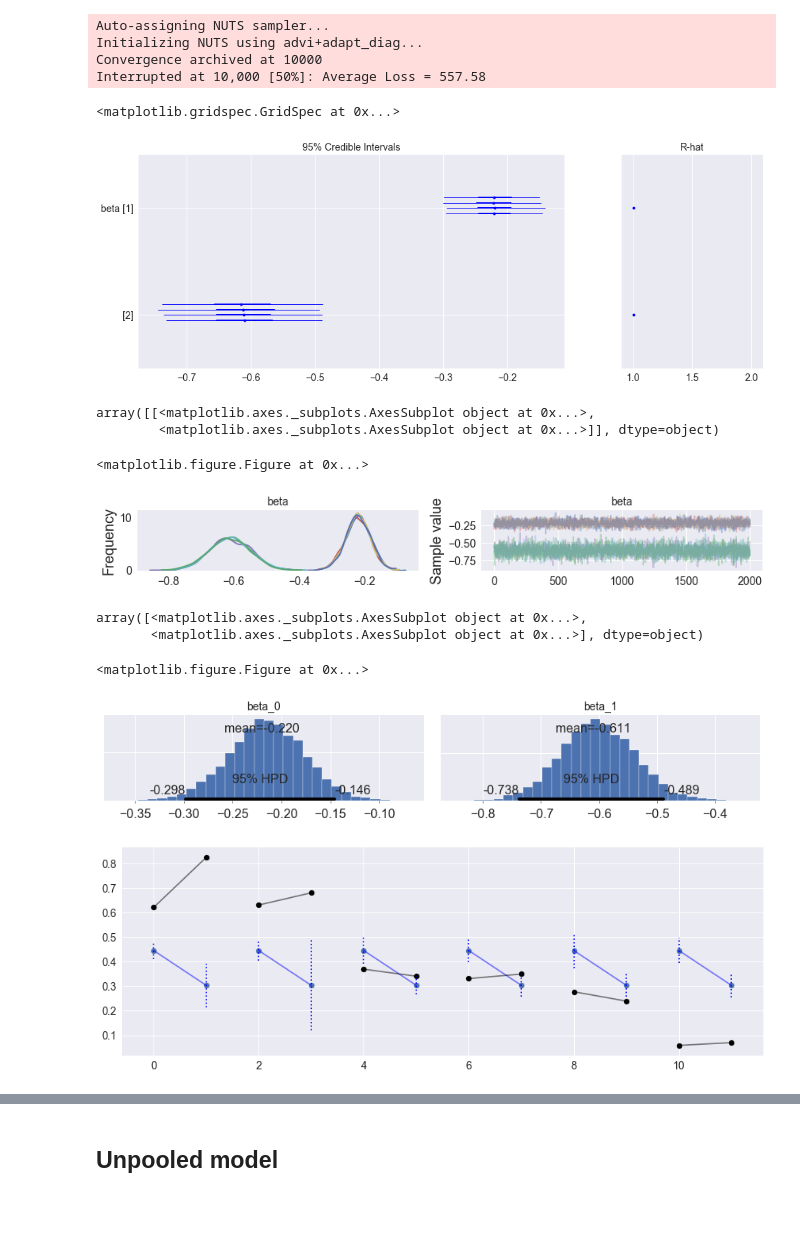
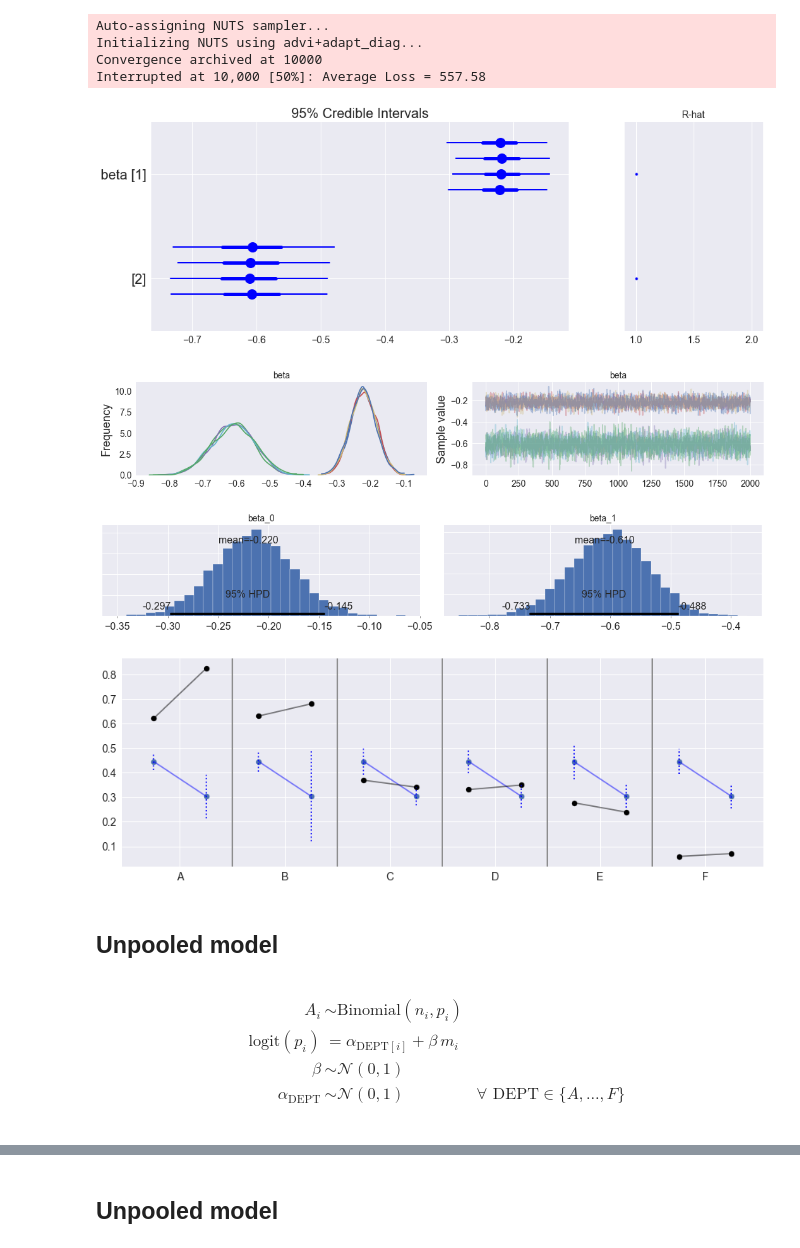
Before and after one commit to agarbuno/bayesreg, a Jupyter notebook: tutorial-p2.ipynb, the cells around one changed output, grey strips where cells are left out. Drawn from its saved outputs; the diff is of its cells as text; code cells hidden in the pictures; blank space fills up the shorter version.

```diff
--- a/tutorial-p2.ipynb
+++ b/tutorial-p2.ipynb
@@ -143,26 +143,17 @@ Convergence archived at 10000
 Interrupted at 10,000 [50%]: Average Loss = 557.58
 # %%
 plt.figure(figsize=(15, 5))
-forestplot(pooled_trace[1000:], varnames = ['beta'])
+forestplot(pooled_trace[n_warm:], varnames = ['beta'], fontsize = 20, linewidth = 5, marker = 'o', markersize = 15, chain_spacing = .15);
 # %% [output]
-<matplotlib.gridspec.GridSpec at 0x...>
-[figure, old version]
+[figure, new version]
 # %%
-plt.figure(figsize=(15, 5))
-pm.traceplot(pooled_trace[1000:], varnames = ['beta'])
+pm.traceplot(pooled_trace[1000:], varnames = ['beta'], figsize=(15, 3));
 # %% [output]
-array([[<matplotlib.axes._subplots.AxesSubplot object at 0x...>,
-        <matplotlib.axes._subplots.AxesSubplot object at 0x...>]], dtype=object)
-<matplotlib.figure.Figure at 0x...>
-[figure, old version]
+[figure, new version]
 # %%
-plt.figure(figsize=(15, 5))
-pm.plot_posterior(pooled_trace[1000:], varnames = ['beta'])
+pm.plot_posterior(pooled_trace[1000:], varnames = ['beta'], figsize=(15, 3));
 # %% [output]
-array([<matplotlib.axes._subplots.AxesSubplot object at 0x...>,
-       <matplotlib.axes._subplots.AxesSubplot object at 0x...>], dtype=object)
-<matplotlib.figure.Figure at 0x...>
-[figure, old version]
+[figure, new version]
 # %%
 dfsort = df.sort_values(['dept','gender'],ascending=[True, False])
 pobs = 1.*dfsort['admit']/dfsort['applications']
@@ -172,12 +165,26 @@ pstd = np.sqrt(phat*(1 - phat)/dfsort.applications)
 # %%
-plt.figure(figsize=(15, 5))
-plt.scatter(range(len(phat)), phat)
-plt.scatter(range(len(phat)), pobs, c='k')
+plt.figure(figsize=(15, 5)); plt.scatter(range(len(phat)), phat); plt.scatter(range(len(phat)), pobs, c='k')
 for i, m, se in zip(range(len(phat)), phat, pstd):
     plt.plot([i,i], [m-2*se, m+2*se], 'b:')
 for i in range(0,len(phat)-1,2):
     plt.plot([i,i+1], [phat[i], phat[i+1]], 'b', alpha = .5)
 for i in range(0,len(phat)-1,2):
     plt.plot([i,i+1], [pobs[i], pobs[i+1]], 'k', alpha = .5)
+for xc in x_loc: plt.axvline(x=xc, color = 'gray')
+plt.xticks(np.arange(0,12,2)+.5, df.dept.unique());
 # %% [output]
-[figure, old version]
+[figure, new version]
+# %% [markdown]
+
+
+## Unpooled model
+# %% [markdown]
+$$ \begin{align}
+\begin{array}{rlr}
+A_i & \sim \text{Binomial}(n_i, p_i) \\
+\text{logit}(p_i) & = \alpha_{\text{DEPT}[i]} + \beta \, m_i \\
+\beta & \sim \mathcal{N}(0,1) \\
+\alpha_{\text{DEPT}} & \sim \mathcal{N}(0,1) & \forall \text{ DEPT} \in \{A, \ldots, F\}\\
+\end{array}
+\end{align}
+$$
```
Also changed, not shown: parts of 21 cells of this notebook.
